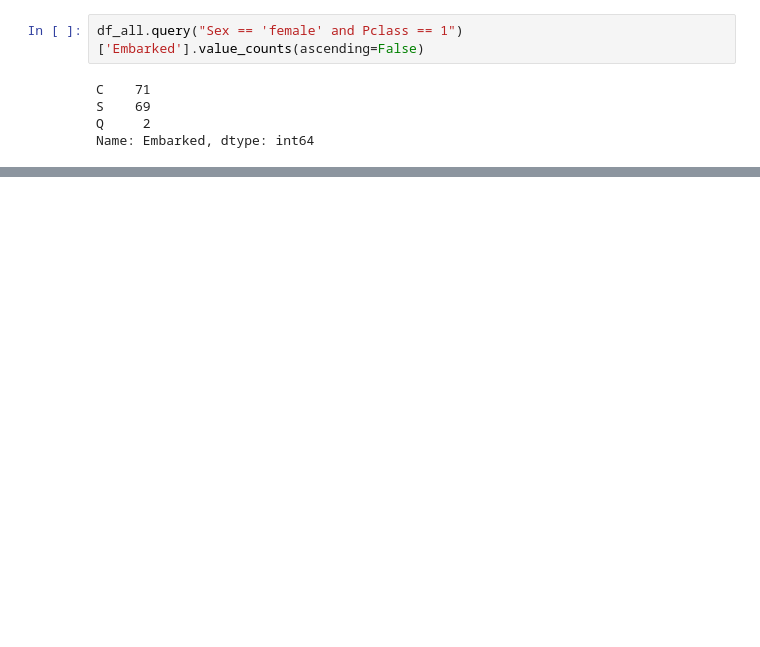
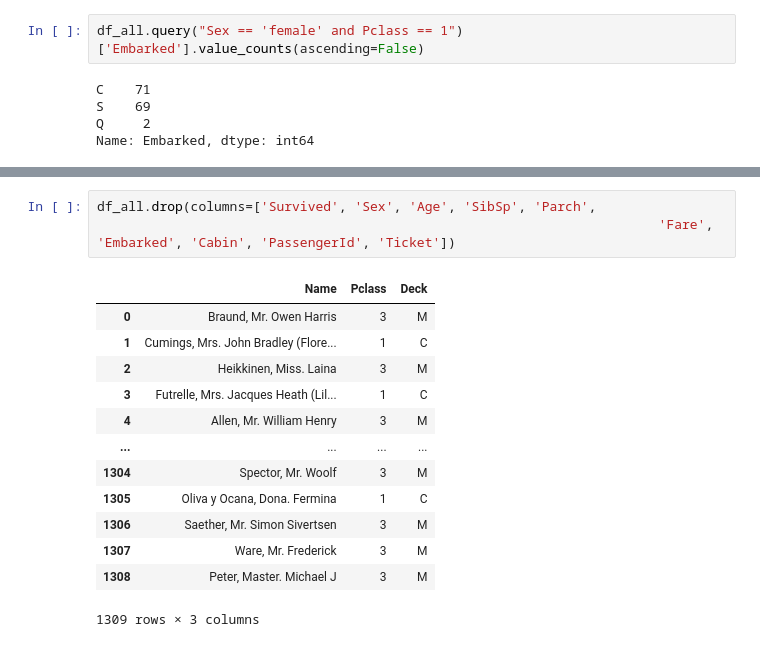
Before and after one commit to kawakami01/data-analysis-and-modeling-kaggle-titanic-competition, a Jupyter notebook: data-analysis-and-modeling-kaggle-titanic-competition.ipynb, the cells around one changed output, grey strips where cells are left out. Cells and saved outputs as stored; diff of their text form; blank space fills up the shorter version.

```diff
--- a/data-analysis-and-modeling-kaggle-titanic-competition.ipynb
+++ b/data-analysis-and-modeling-kaggle-titanic-competition.ipynb
@@ -204,0 +246,17 @@ Informação encontrada nessa página, [Martha Evelyn Stone: Titanic Survivor](h
+# %%
+df_all.drop(columns=['Survived', 'Sex', 'Age', 'SibSp', 'Parch',
+                                                                        'Fare', 'Embarked', 'Cabin', 'PassengerId', 'Ticket'])
+# %% [output]
+|  | Name | Pclass | Deck |
+| 0 | Braund, Mr. Owen Harris | 3 | M |
+| 1 | Cumings, Mrs. John Bradley (Flore... | 1 | C |
+| 2 | Heikkinen, Miss. Laina | 3 | M |
+| 3 | Futrelle, Mrs. Jacques Heath (Lil... | 1 | C |
+| 4 | Allen, Mr. William Henry | 3 | M |
+| ... | ... | ... | ... |
+| 1304 | Spector, Mr. Woolf | 3 | M |
+| 1305 | Oliva y Ocana, Dona. Fermina | 1 | C |
+| 1306 | Saether, Mr. Simon Sivertsen | 3 | M |
+| 1307 | Ware, Mr. Frederick | 3 | M |
+| 1308 | Peter, Master. Michael J | 3 | M |
+1309 rows × 3 columns
```
Also changed, not shown: parts of 17 cells of this notebook, 2 other files.
